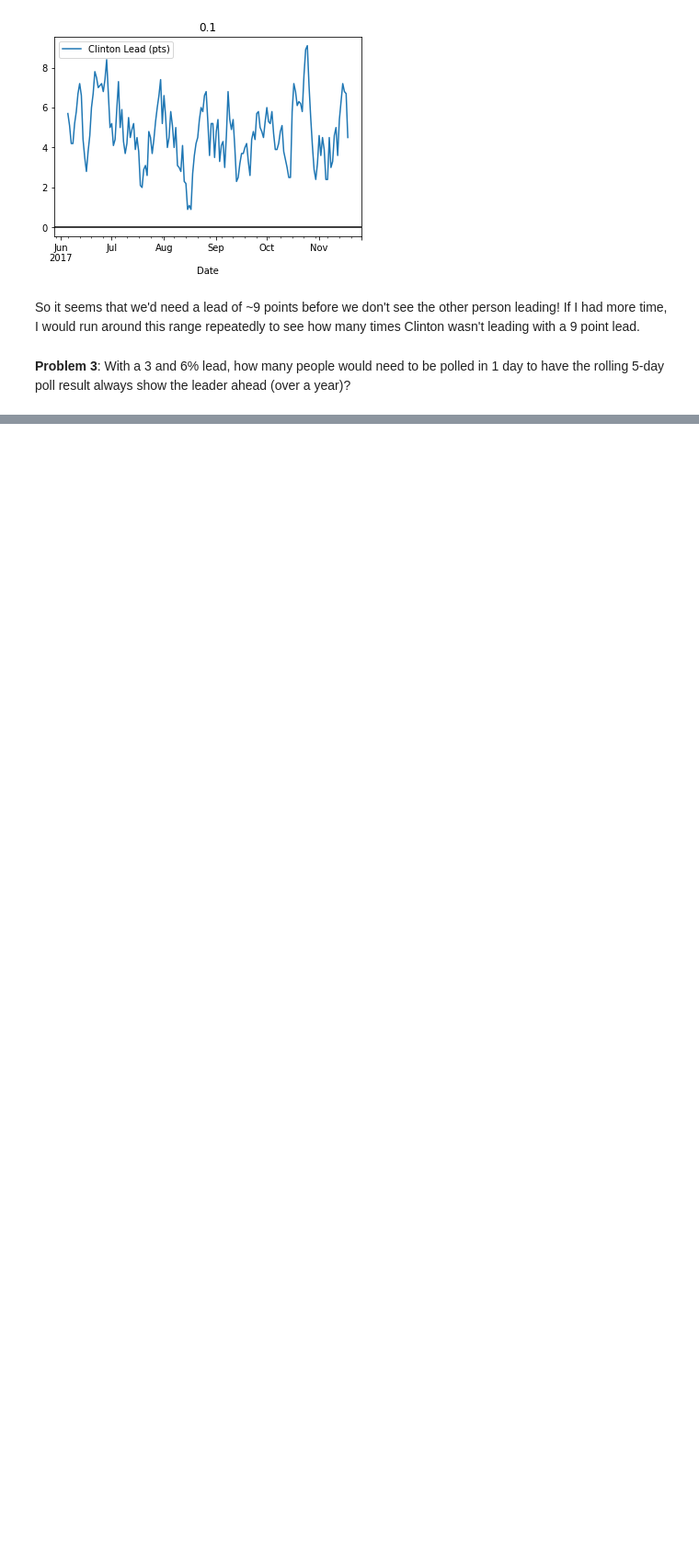
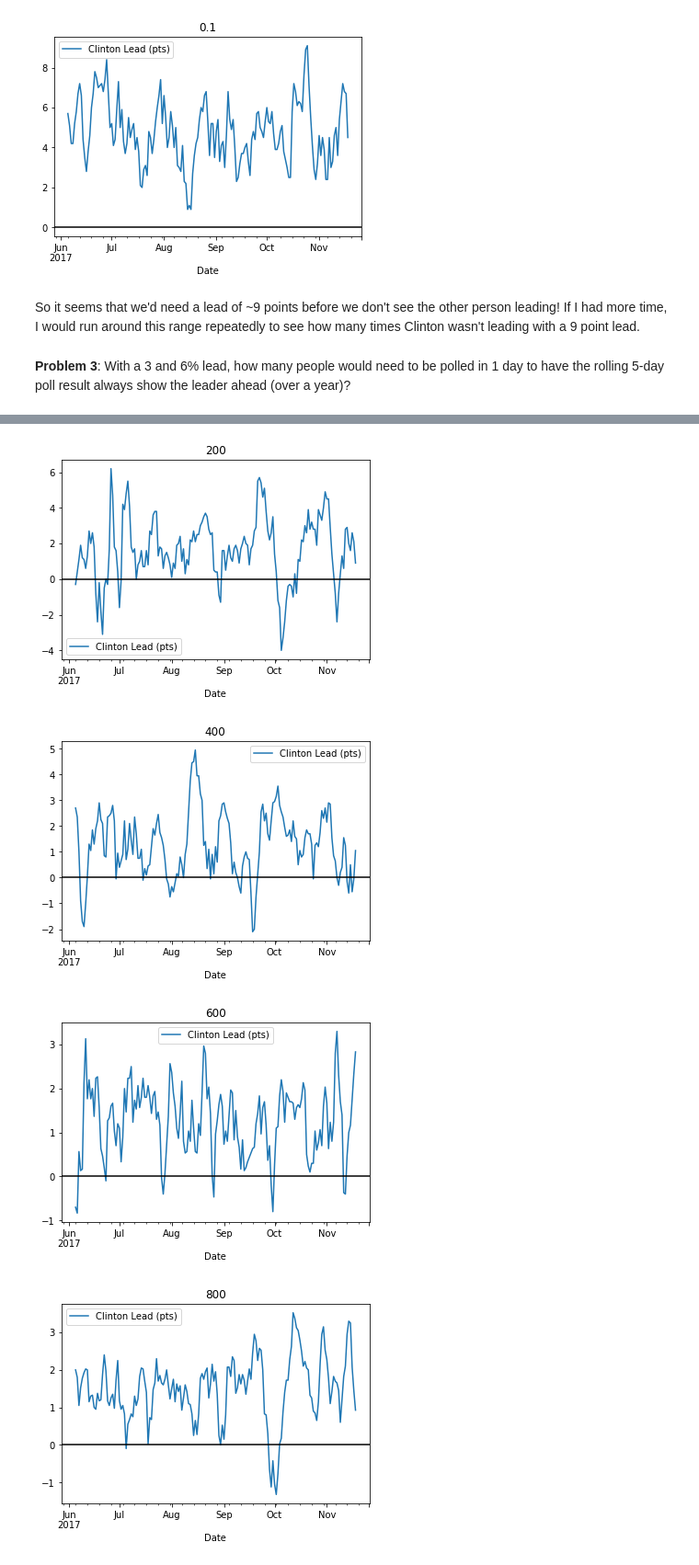
Before and after one commit to micbru/a250-hw, a Jupyter notebook: hw_1/hw_1_assignment.ipynb, the cells around one changed output, grey strips where cells are left out. Shown at 92% size. Cells and saved outputs as stored; diff of their text form; code cells hidden in the pictures; blank space fills up the shorter version.

```diff
--- a/hw_1/hw_1_assignment.ipynb
+++ b/hw_1/hw_1_assignment.ipynb
@@ -533,0 +538,22 @@ So it seems that we'd need a lead of ~9 points before we don't see the other per
+# %%
+# Number of samples per day
+n_series = [200,400,600,800,1000,1200,1400]
+
+# For a 3% lead:
+lead = 0.03
+
+for x in n_series:
+    vote_data = rng.binomial(x,0.5+lead/2,ntot)
+    df = pd.DataFrame({'Date': times,'Number of votes': vote_data})
+    window_data = df['Number of votes'].rolling(nd).sum()
+    # Turn the window data into lead:
+    window_data = window_data/(x*nd)*100-50
+    df['Clinton Lead (pts)'] = window_data
+    df.plot(x='Date', y='Clinton Lead (pts)')
+    plt.axhline(y=0., color='k', linestyle='-')
+    plt.title(x)
+# %% [output]
+[figure, added]
+[figure, added]
+[figure, added]
+[figure, added]
```
Also changed, not shown: parts of 7 cells of this notebook.
